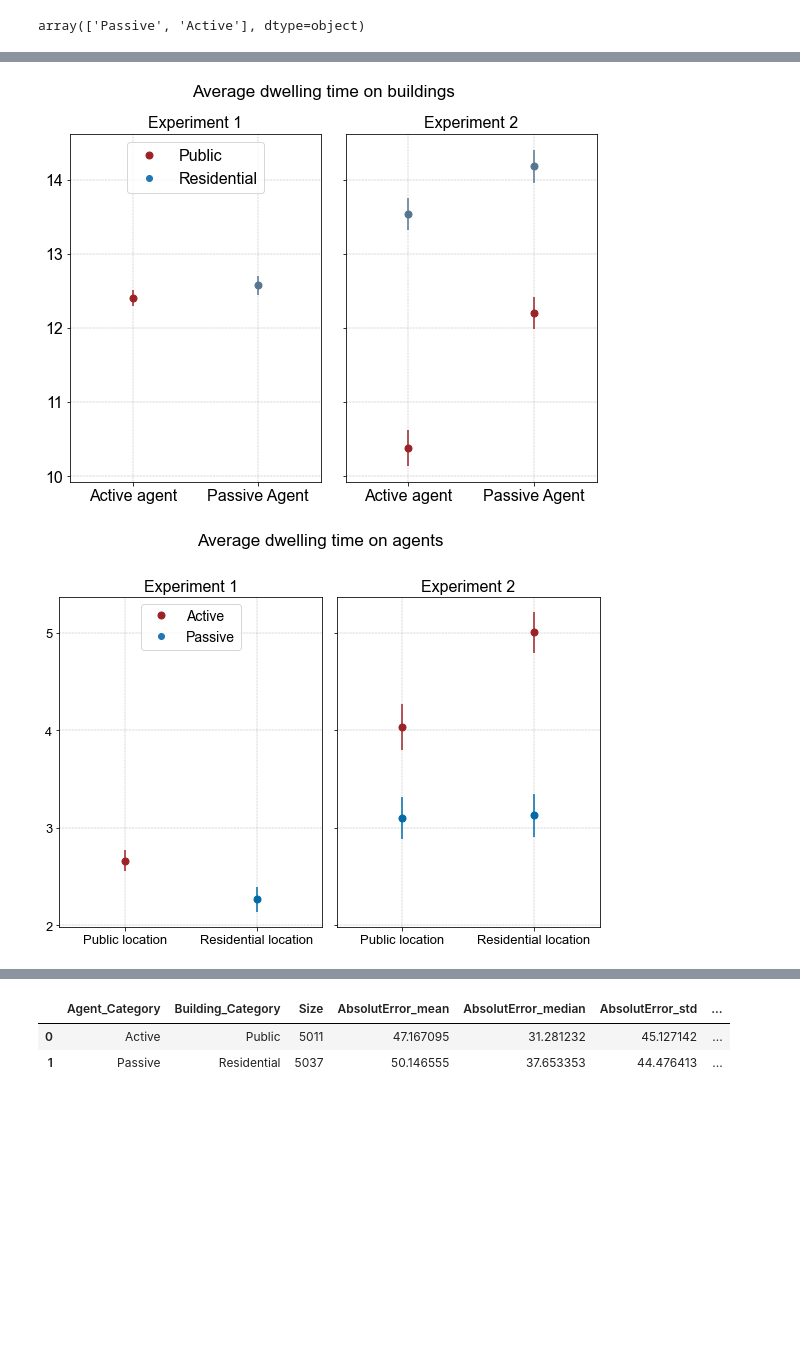
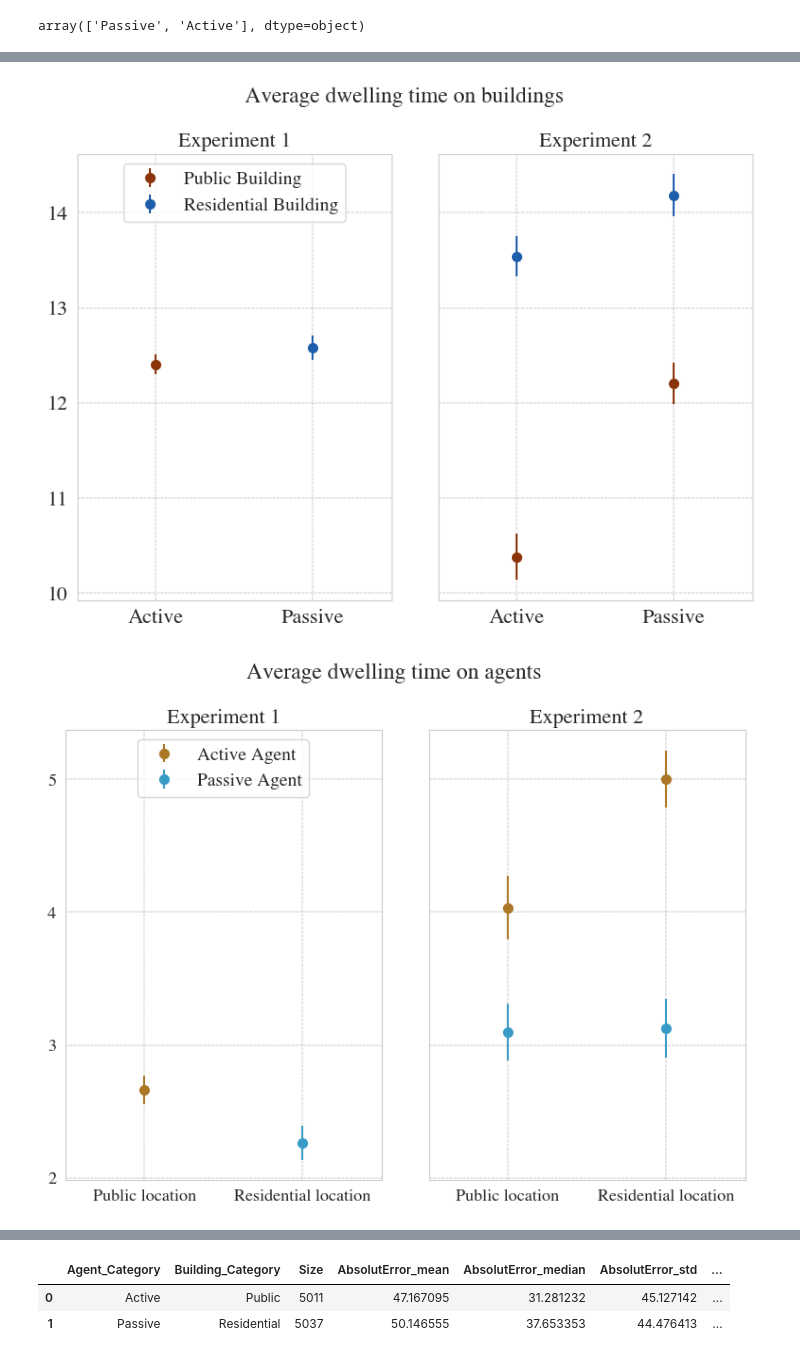
Before and after one commit to tracysanchez/DataAnalysis, a Jupyter notebook: Joining_FinalData/4_Dwelling_times.ipynb, the cells around one changed output, grey strips where cells are left out. Saved outputs shown, nothing was run; the diff lists cells and outputs as text; code cells hidden in the pictures; blank space fills up the shorter version.

```diff
--- a/Joining_FinalData/4_Dwelling_times.ipynb
+++ b/Joining_FinalData/4_Dwelling_times.ipynb
@@ -18,4 +21,5 @@ import matplotlib.colors as mcolors
 # %%
+sns.set_style('whitegrid')  # For seaborn
 params = {'legend.fontsize': 'x-large',
           'figure.figsize': (15, 5),
          'axes.labelsize': 'x-large',
@@ -157,4 +232,7 @@ Performance_Summary_Exp2 = generate_performance_summary(BehavioralData_Fixations
 
 # For AgentData_Fixations_Wide_Exp2:
 Performance_Summary_Agent = generate_performance_summary(AgentData_Fixations_Wide_Exp2, ["AbsolutError", "RT"], ["Building_Category", "Agent_Category"])
+
+# For AgentData_Fixations_Wide_Exp2:
+Performance_Summary_Complete = generate_performance_summary(AgentData_Fixations_Wide_Exp2, ["AbsolutError", "RT"], ["Building_Category", "Agent_Category"])
 # %%
@@ -270,7 +345,8 @@ categories = {
     'Active': 'Agent_Category',
     'Passive': 'Agent_Category',
     'Public': 'Building_Category',
-    'Residential': 'Building_Category'
+    'Residential': 'Building_Category',
+    'Congruency': 'Congruent'
 }
 
 experiments = {
@@ -285,5 +361,3 @@ for exp_name, df in experiments.items():
     for cat_name, col_name in categories.items():
         key = f"{exp_name}_{cat_name}"
         Dwelling_data[key] = df[df[col_name] == cat_name]
-
-# To access, say Active1, use Dwelling_data['Exp1_Active']
@@ -289,0 +457,14 @@ for exp_name, df in experiments.items():
+# %%
+hex_codes = palettes['cmc.roma']
+color_mapping = {
+    'Public Building': hex_codes[1],
+    'Residential Building': hex_codes[-2],
+    'Active Agent': hex_codes[4],
+    'Passive Agent': hex_codes[-5],
+    'Default_color': '#000000',
+    'Building Task': '#000000',
+    'Agent Task': '#000000'
+}
+# Subset to get the first two key-value pairs
+Colors_Build = {k: color_mapping[k] for k in list(color_mapping)[:2]}
+Colors_Agent = {k: color_mapping[k] for k in list(color_mapping)[2:]}
@@ -290,7 +641,4 @@ for exp_name, df in experiments.items():
 # %%
-plt.style.use('default')
-plt.rcParams["font.family"] = "Arial"
-
 def plot_errorbar(ax, data, y_col, yerr_col, color, label):
     ax.errorbar(x=data["Agent_Category"],
                 y=data[y_col],
@@ -301,90 +649,69 @@ def plot_errorbar(ax, data, y_col, yerr_col, color, label):
 
 # Dictionary to streamline data selection
 exp_data = {
-    "Experiment 1": {"Public": Dwelling_data['Exp1_Public'], "Residential": Dwelling_data['Exp1_Residential']},
-    "Experiment 2": {"Public": Dwelling_data['Exp2_Public'], "Residential": Dwelling_data['Exp2_Residential']}
+    "Experiment 1": {"Public Building": Dwelling_data['Exp1_Public'], "Residential Building": Dwelling_data['Exp1_Residential']},
+    "Experiment 2": {"Public Building": Dwelling_data['Exp2_Public'], "Residential Building": Dwelling_data['Exp2_Residential']}
 }
 
 fig, axes = plt.subplots(1, 2, sharey=True, figsize=(8, 6))
 fig.suptitle('Average dwelling time on buildings \n', fontsize=17)
 fig.tight_layout()
 
-colors = {
-    "Public": "#9b2226",
-    "Residential": "#577590"
-}
-
 # Loop through the experiments and data, plotting as we go
 for ax, (exp, datasets) in zip(axes, exp_data.items()):
     for label, data in datasets.items():
-        plot_errorbar(ax, data, "Dwelling_Time_Building_Gaze_mean", "Standard_error_building", colors[label], label)
+        plot_errorbar(ax, data, "Dwelling_Time_Building_Gaze_mean", "Standard_error_building", Colors_Build[label], label)
 
     ax.set_xlim((-0.5, 1.5))
     ax.set_xticks([0, 1])
-    ax.set_xticklabels(["Active agent", "Passive Agent"])
+    #ax.set_xticklabels(["Active agent", "Passive Agent"])
     ax.grid(True, color="grey", linewidth="0.3", linestyle="-.")
     ax.tick_params(axis='both', labelsize=16)
     ax.yaxis.get_label().set_fontsize(16)
     ax.set_title(exp, fontsize=16)
-
-# Make legend for the first subplot
-handles, labels = axes[0].get_legend_handles_labels()
-handles = [h[0] if isinstance(h, container.ErrorbarContainer) else h for h in handles]
-line2d_obj = Line2D([0], [0], marker='o', markeredgewidth=1, linewidth=0)  # Create a dummy line object for legend
-handles[-1] = line2d_obj
-axes[0].legend(handles[0:], labels, loc="upper center", fontsize=16)
+axes[0].legend(loc="upper center",)
 
 plt.show()
 # %% [output]
-[figure, old version]
+[figure, new version]
 # %%
-def plot_errorbar_agent(ax, data, y_col, yerr_col, color, label, linestyle='-'):
+def plot_errorbar_agent(ax, data, y_col, yerr_col, color, label, linestyle=' '):
     ax.errorbar(x=data["Building_Category"],
                 y=data[y_col],
                 yerr=data[yerr_col],
                 fmt='o'+linestyle, color=color,
                 label=label,
                 markersize=7, capthick=20)
 
 # Dictionary to streamline data selection
 exp_data_agent = {
-    "Experiment 1": {"Active": Dwelling_data['Exp1_Active'], "Passive": Dwelling_data['Exp1_Passive']},
-    "Experiment 2": {"Active": Dwelling_data['Exp2_Active'], "Passive": Dwelling_data['Exp2_Passive']}
+    "Experiment 1": {"Active Agent": Dwelling_data['Exp1_Active'], "Passive Agent": Dwelling_data['Exp1_Passive']},
+    "Experiment 2": {"Active Agent": Dwelling_data['Exp2_Active'], "Passive Agent": Dwelling_data['Exp2_Passive']}
 }
 
-colors_agent = {
-    "Active": "#9b2226",
-    "Passive": "#006ba6"
-}
 
 fig, axes = plt.subplots(1, 2, sharey=True, figsize=(8, 6))
 fig.suptitle('Average dwelling time on agents \n', fontsize=17)
 fig.tight_layout()
 
 # Loop through the experiments and data, plotting as we go
 for ax, (exp, datasets) in zip(axes, exp_data_agent.items()):
     for label, data in datasets.items():
-        plot_errorbar_agent(ax, data, "Dwelling_Time_Agent_Gaze_mean", "Standard_error_building", colors_agent[label], label, linestyle= ' ')
+        plot_errorbar_agent(ax, data, "Dwelling_Time_Agent_Gaze_mean", "Standard_error_building", Colors_Agent[label], label)
 
     ax.set_xlim((-0.5, 1.5))
     ax.set_xticks([0, 1])
     ax.set_xticklabels(["Public location", "Residential location"])
     ax.grid(True, color="grey", linewidth="0.3", linestyle="-.")
     ax.tick_params(axis='both', labelsize=13)
     ax.yaxis.get_label().set_fontsize(16)
     ax.set_title(exp, fontsize=16)
     ax.yaxis.set_major_locator(MaxNLocator(integer=True))
 
 # Move tight_layout to the end
-fig.tight_layout()
 
-# Make legend for the first subplot
-handles, labels = axes[0].get_legend_handles_labels()
-handles = [h[0] if isinstance(h, container.ErrorbarContainer) else h for h in handles]
-line2d_obj = Line2D([0], [0], marker='o', markeredgewidth=1, linewidth=0)  # Create a dummy line object for legend
-handles[-1] = line2d_obj
-axes[0].legend(handles[0:], labels, loc="upper center", fontsize=14)
+axes[0].legend(loc="upper center", fontsize=14)
 
-plt.savefig("/Users/tracysanchezpacheco/Desktop/Dwelling_Agent.png",  bbox_inches="tight", pad_inches=0.3, transparent=True)
+plt.savefig("/Volumes/TwoTeras/2_DataSets_Experiments_1_2/Plots/Dwelling_Agent.png",  bbox_inches="tight", pad_inches=0.3, transparent=True)
 # %% [output]
-[figure, old version]
+[figure, new version]
```
Also changed, not shown: parts of 78 cells of this notebook, 10 other files.
